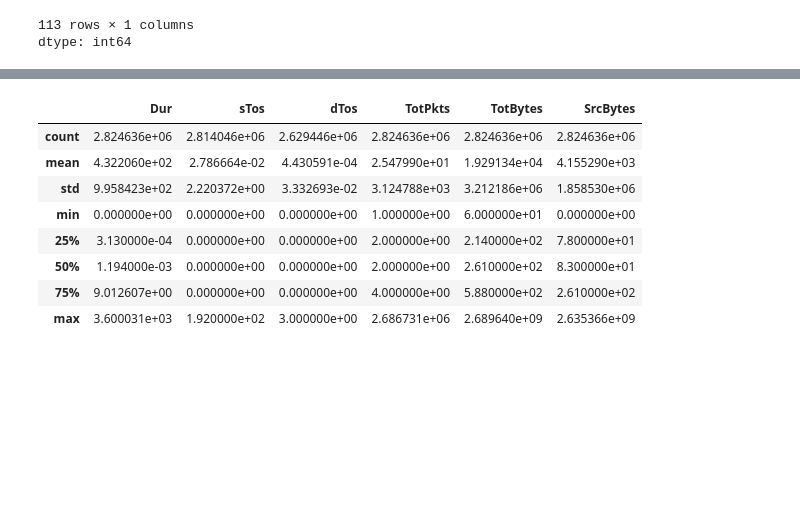
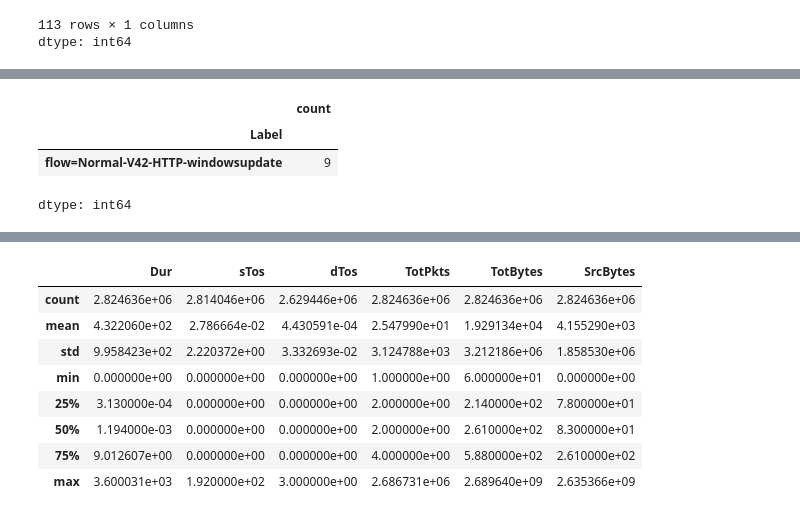
Before and after one commit to Ch3ddarr/dsb_capstone, a Jupyter notebook: capstone2/02_EDA.ipynb, the cells around one changed output, grey strips where cells are left out. Saved outputs shown, nothing was run; the diff lists cells and outputs as text; code cells hidden in the pictures; blank space fills up the shorter version.

```diff
--- a/capstone2/02_EDA.ipynb
+++ b/capstone2/02_EDA.ipynb
@@ -148,0 +190,8 @@ dtype: int64
+# %%
+# All traffic that is labeled 'other' is just some regular windows updates
+df[df['traffic_type'] == 'other'].Label.value_counts()
+# %% [output]
+|  | count |
+| Label |  |
+| flow=Normal-V42-HTTP-windowsupdate | 9 |
+dtype: int64
```
Also changed, not shown: parts of 8 cells of this notebook.
